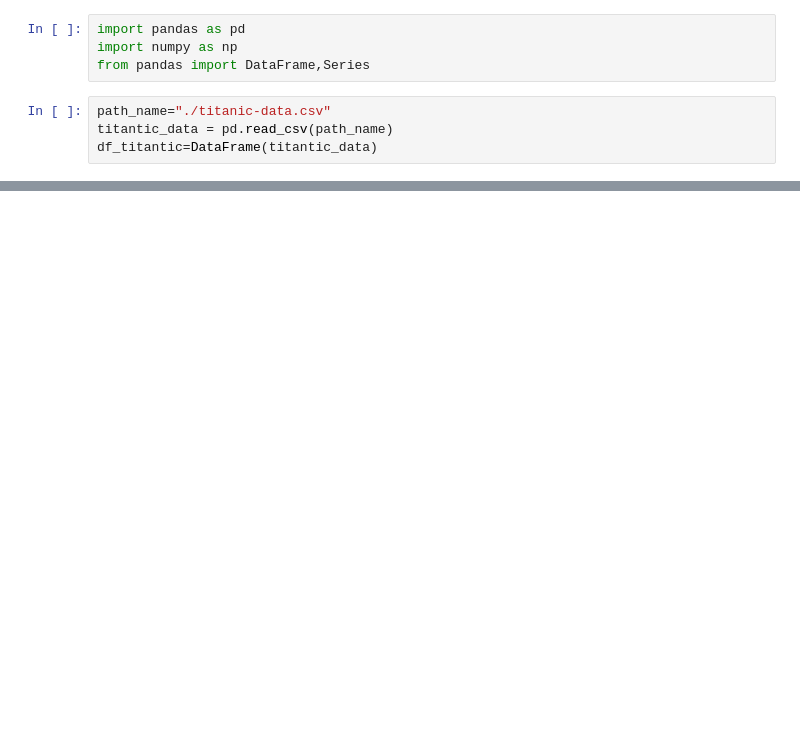
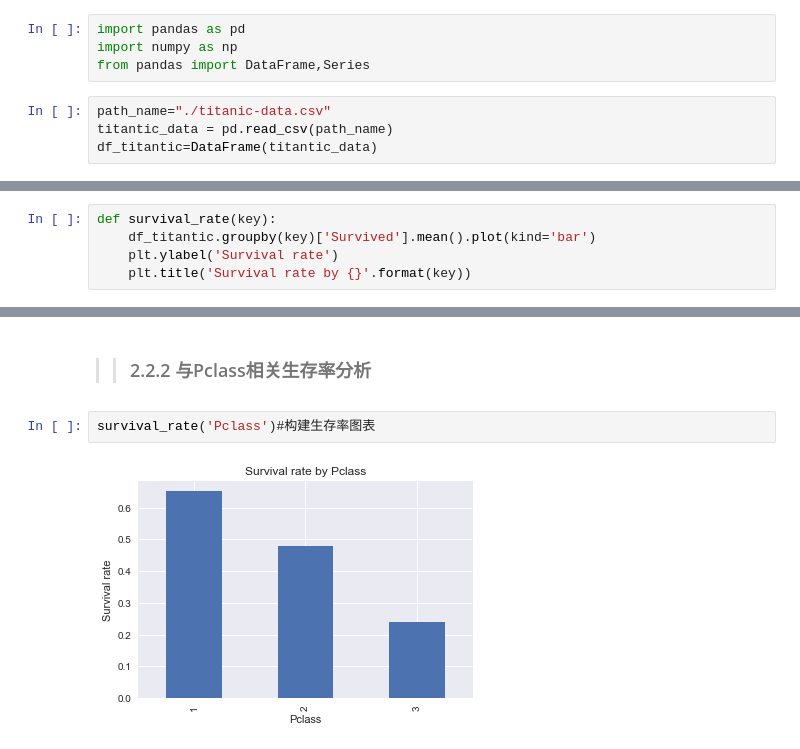
Before and after one commit to RajZhao/DA, a Jupyter notebook: Udacity/初级项目2/P2.ipynb, the cells around one changed output, grey strips where cells are left out. Saved outputs shown, nothing was run; the diff lists cells and outputs as text; blank space fills up the shorter version.

```diff
--- a/Udacity/初级项目2/P2.ipynb
+++ b/Udacity/初级项目2/P2.ipynb
@@ -258,0 +79,5 @@ freq_age(sur_age_p1,'Age','freq of age','freq of age for surrvived')
+# %%
+def survival_rate(key):
+    df_titantic.groupby(key)['Survived'].mean().plot(kind='bar')
+    plt.ylabel('Survival rate')
+    plt.title('Survival rate by {}'.format(key))
@@ -258,0 +108,6 @@ freq_age(sur_age_p1,'Age','freq of age','freq of age for surrvived')
+# %% [markdown]
+>>### 2.2.2 与Pclass相关生存率分析
+# %%
+survival_rate('Pclass')#构建生存率图表
+# %% [output]
+[figure, added]
```
Also changed, not shown: parts of 61 cells of this notebook, 3 other files.
